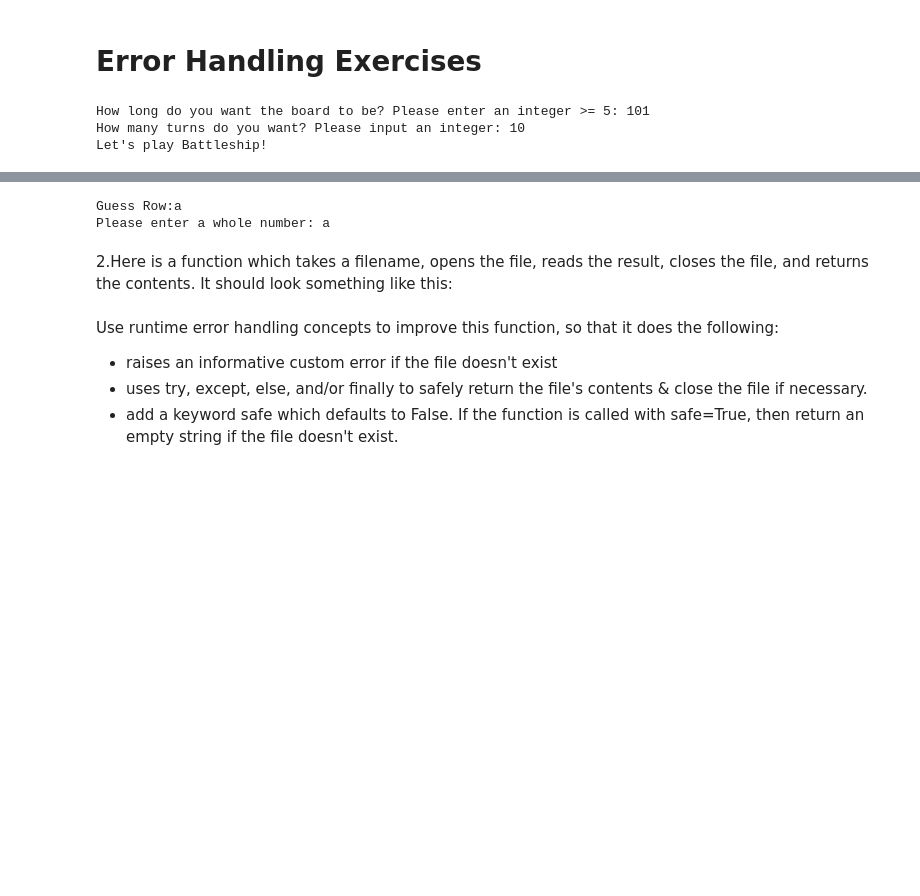
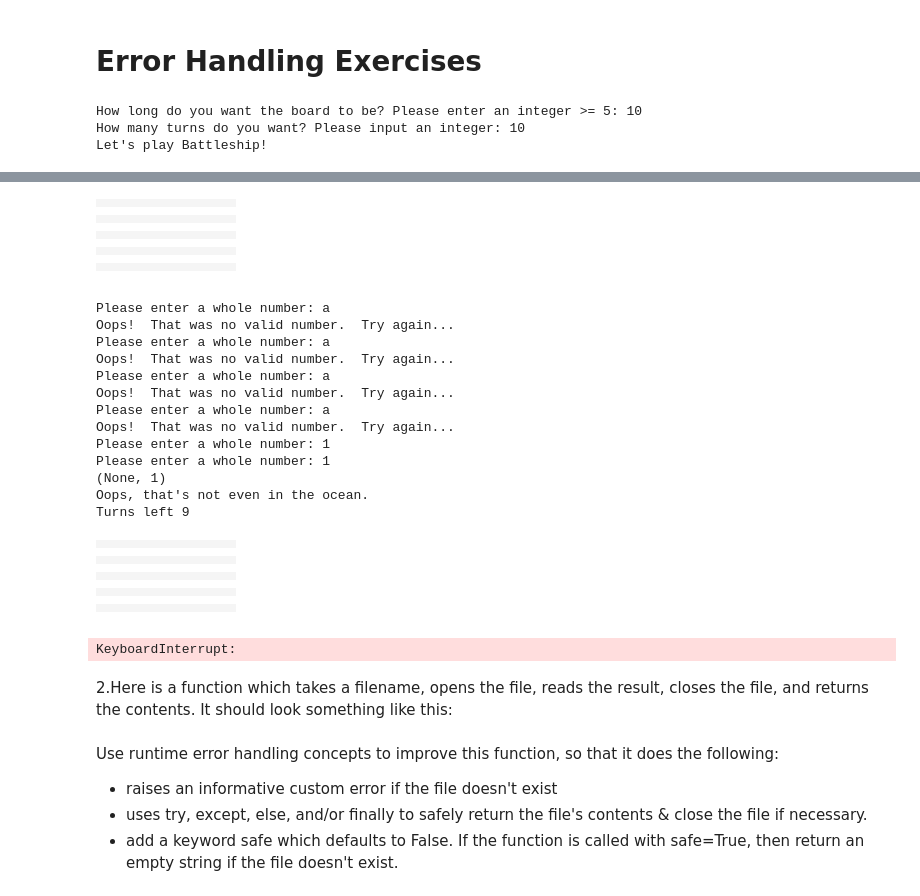
Before and after one commit to lhorowit/PHYS202-S14, a Jupyter notebook: iPython/ErrorHandlingExercises .ipynb, the cells around one changed output, grey strips where cells are left out. Cells and saved outputs as stored; diff of their text form; code cells hidden in the pictures; blank space fills up the shorter version.

```diff
--- a/iPython/ErrorHandlingExercises .ipynb
+++ b/iPython/ErrorHandlingExercises .ipynb
@@ -5,14 +5,23 @@ from random import randint
 from ipythonblocks import BlockGrid
 from ipythonblocks import colors
 
-def correct(guess):
-    try:
-        guess = raw_input("Please enter a whole number: ")
-        if str(guess).isdigit():
-            return int(guess)
-    except ValueError:
+def correct_row():
+    guess = raw_input("Please enter a whole number: ")
+    if str(guess).isdigit():
+        return int(guess)
+    elif not str(guess).isdigit():
         print "Oops!  That was no valid number.  Try again..."
-        guess = correct(guess)
+        correct_row()
+
+def correct_col():
+    guess = raw_input("Please enter a whole number: ")
+    if str(guess).isdigit():
+        return int(guess)
+    elif not str(guess).isdigit():
+        print "Oops!  That was no valid number.  Try again..."
+        correct_col()
+
+
 
 
 len_board = int(raw_input("How long do you want the board to be? Please enter an integer >= 5: "))
@@ -54,23 +63,14 @@ while turn <= number_of_turns:     # Limits game by number of turns
             grid.show()
             break
 
-        guess_row = raw_input("Guess Row:")    # User imputs
-        if str(guess_row).isdigit():
-            guess_row = int(guess_row)
-        elif not str(guess_row).isdigit():
-            guess_row = correct(guess_row)
+        guess_row = correct_row()
 
 
 
-
-        guess_col = raw_input("Guess Col:")    # User imputs
-        if str(guess_col).isdigit():
-            guess_col = int(guess_col)
-        elif not str(guess_col).isdigit():
-            guess_row = correct(guess_col)
+        guess_col = correct_col()
 
 
-
+        print (guess_row, guess_col)
 
 
         if (guess_row < 0 or guess_row > grid.height) or (guess_col < 0 or guess_col > grid.width):
@@ -121,6 +121,6 @@ while turn <= number_of_turns:     # Limits game by number of turns
                 print "Turns left", turns_left
                 grid.show()
 # %% [output]
-How long do you want the board to be? Please enter an integer >= 5: 101
+How long do you want the board to be? Please enter an integer >= 5: 10
 How many turns do you want? Please input an integer: 10
 Let's play Battleship!
@@ -128,5 +127,37 @@ Let's play Battleship!
+|  |  |  |  |  |  |  |  |  |  |
+|  |  |  |  |  |  |  |  |  |  |
+|  |  |  |  |  |  |  |  |  |  |
+|  |  |  |  |  |  |  |  |  |  |
+|  |  |  |  |  |  |  |  |  |  |
+|  |  |  |  |  |  |  |  |  |  |
+|  |  |  |  |  |  |  |  |  |  |
+|  |  |  |  |  |  |  |  |  |  |
+|  |  |  |  |  |  |  |  |  |  |
+|  |  |  |  |  |  |  |  |  |  |
-Guess Row:a
 Please enter a whole number: a
+Oops!  That was no valid number.  Try again...
+Please enter a whole number: a
+Oops!  That was no valid number.  Try again...
+Please enter a whole number: a
+Oops!  That was no valid number.  Try again...
+Please enter a whole number: a
+Oops!  That was no valid number.  Try again...
+Please enter a whole number: 1
+Please enter a whole number: 1
+(None, 1)
+Oops, that's not even in the ocean.
+Turns left 9
+|  |  |  |  |  |  |  |  |  |  |
+|  |  |  |  |  |  |  |  |  |  |
+|  |  |  |  |  |  |  |  |  |  |
+|  |  |  |  |  |  |  |  |  |  |
+|  |  |  |  |  |  |  |  |  |  |
+|  |  |  |  |  |  |  |  |  |  |
+|  |  |  |  |  |  |  |  |  |  |
+|  |  |  |  |  |  |  |  |  |  |
+|  |  |  |  |  |  |  |  |  |  |
+|  |  |  |  |  |  |  |  |  |  |
+KeyboardInterrupt:
 # %% [markdown]
 2.Here is a function which takes a filename, opens the file, reads the result, closes the file, and returns the contents. It should look something like this:
 # %% [markdown]
```
Also changed, not shown: parts of 1 cell of this notebook, 1 other file.
